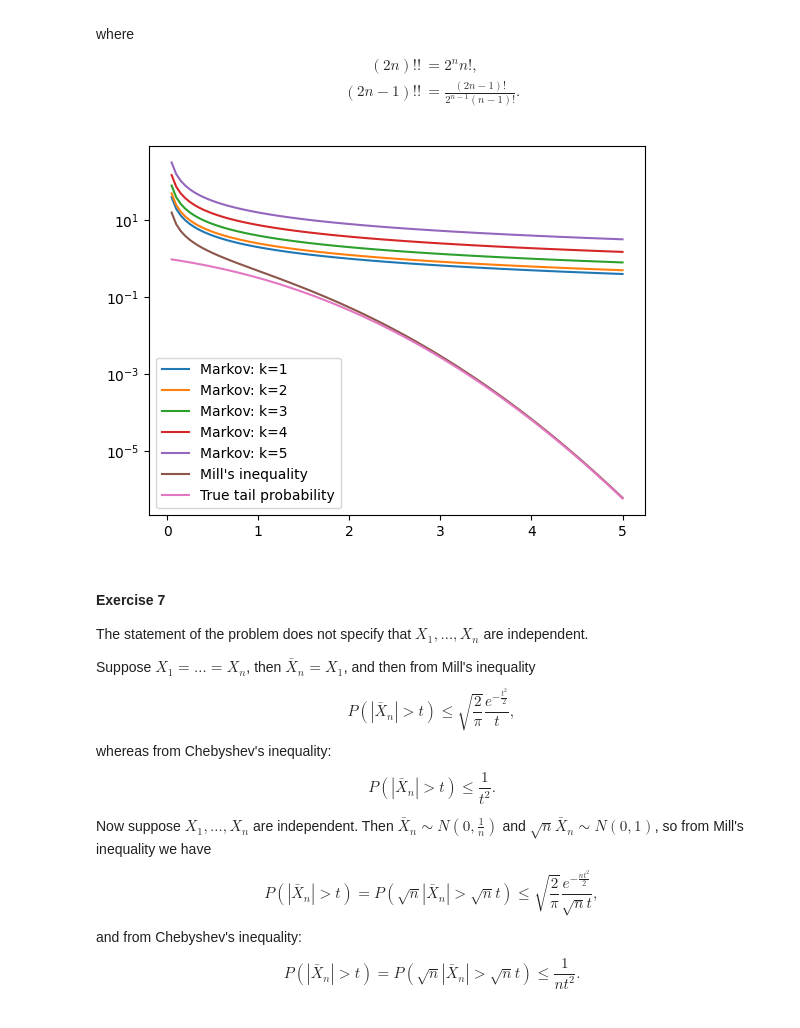
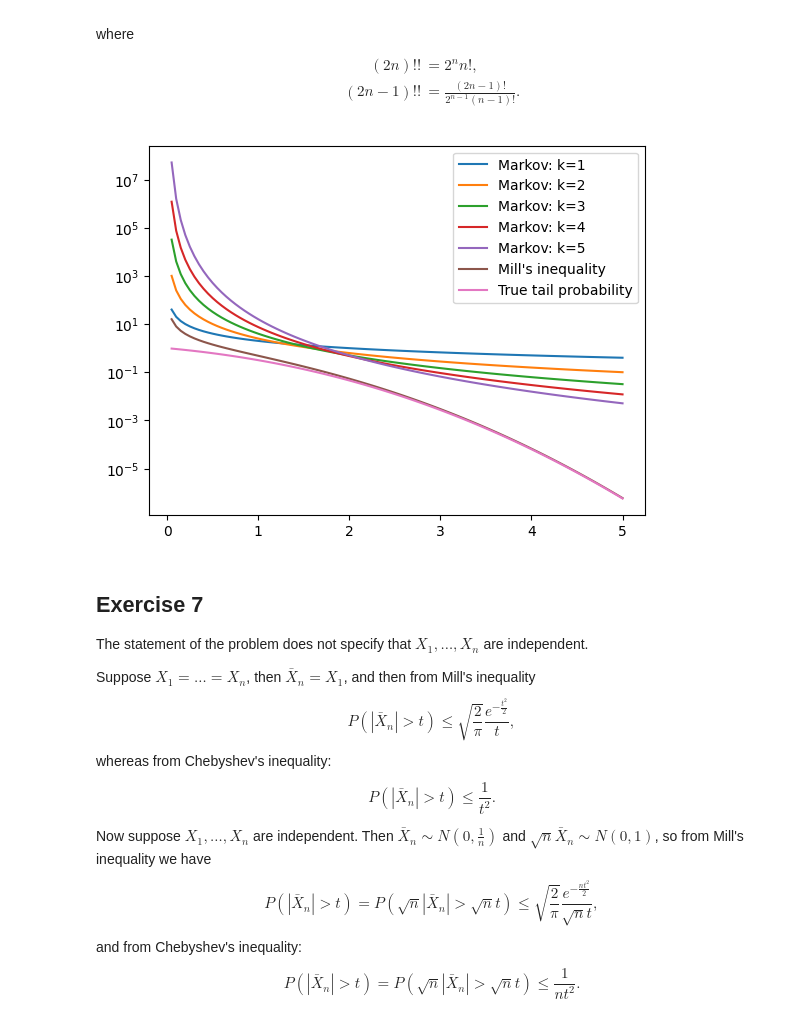
Before and after one commit to aglebov/all-of-statistics, a Jupyter notebook: ch04/exercises.ipynb, the cells around one changed output. Drawn from its saved outputs; the diff is of its cells as text; code cells hidden in the pictures.

```diff
--- a/ch04/exercises.ipynb
+++ b/ch04/exercises.ipynb
@@ -142,15 +154,15 @@ t = np.linspace(0.05, 5, 100)
 # %%
 fig, ax = plt.subplots()
 for k in range(1, 6):
-    ax.plot(t, expectation_abs(k) / t, label=f'Markov: k={k}');
+    ax.plot(t, expectation_abs(k) / t ** k, label=f'Markov: k={k}');
 ax.plot(t, mill(t), label='Mill\'s inequality');
 ax.plot(t, 2 * stats.norm.sf(t), label='True tail probability');
 ax.legend();
 ax.set_yscale('log');
 # %% [output]
-[figure, old version]
+[figure, new version]
 # %% [markdown]
-#### Exercise 7
+## Exercise 7
 
 The statement of the problem does not specify that $X_1, \dots, X_n$ are independent.
 
```
Also changed, not shown: parts of 8 cells of this notebook.
